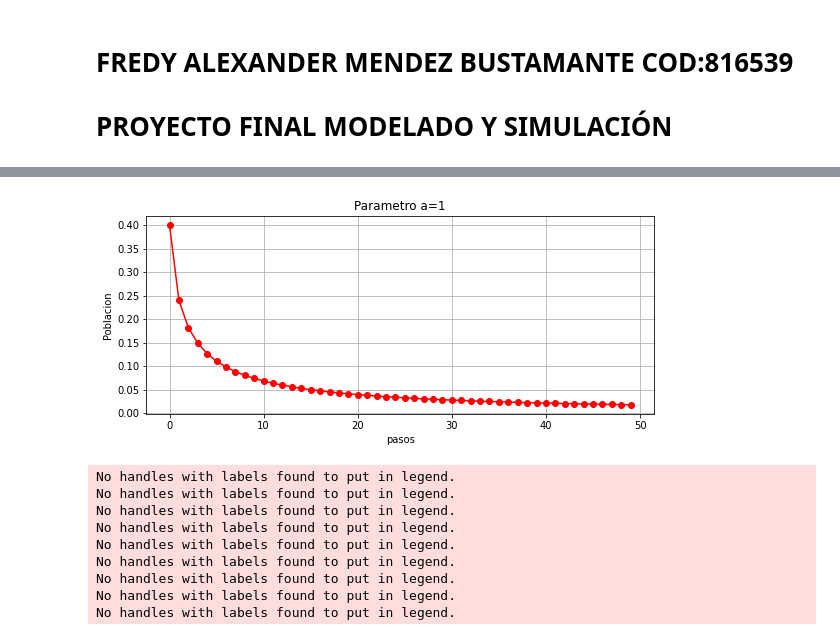
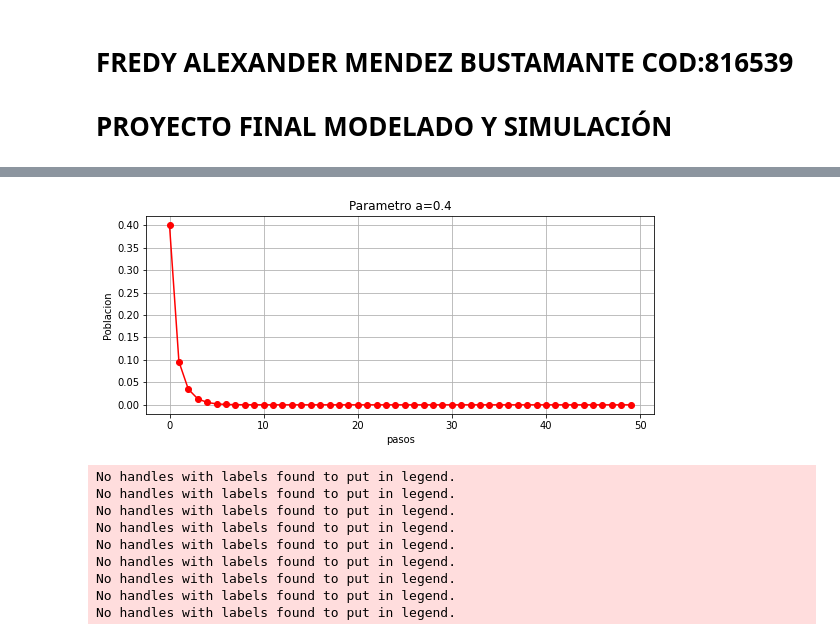
Before and after one commit to fredymendezbustamante/MODELADO_Y_SIMULACION-, a Jupyter notebook: modelado.ipynb, the cells around one changed output, grey strips where cells are left out. Drawn from its saved outputs; the diff is of its cells as text; code cells hidden in the pictures.

```diff
--- a/modelado.ipynb
+++ b/modelado.ipynb
@@ -15,42 +32,3 @@ Esta ecuación define las reglas o dinámicas de nuestro sistema: $x$ representa
-# %%
-from matplotlib.ticker import NullFormatter
-def lyap(a, x):
-    xcp = x;
-    acum = 0;
-    der  = 0;
-    (xcp,der)  = mapa(a,xcp)
-    for i in range(1000):
-        if (der != 0.):
-            acum = acum + np.log(np.abs(der));
-        (xcp,der)  = mapa(a,xcp)
-
-    return acum/1000.
-
-
-x      = 0.4 # valor de la poblacion inicial
-a      = 1 # parametro a
-npasos = 50  # generaciones a calcular
-
-
-xa=np.zeros(npasos)
-xa[0]=x
-
-for i in range(0,npasos-1):
-    (xa[i+1],foo) = mapa(a,xa[i]);
-
-    (xa[i]);
-
-
-plt.figure(figsize=(20,8))
-plt.subplot(221)
-plt.xlabel("pasos")
-plt.ylabel("Poblacion")
-plt.title("Parametro a=" + str(a))
-plt.grid(True)
-plt.plot(xa, 'ro-')
-plt.show()
-# %% [output]
-[figure, removed]
 # %%
 import plotly.express as px
 import plotly.graph_objects as go
@@ -60,6 +38,45 @@ def mapa(a,x):
 
     der = a*(1.-2.*x)
     return a*x*(1.-x), der
+# %%
+from matplotlib.ticker import NullFormatter
+def lyap(a, x):
+    xcp = x;
+    acum = 0;
+    der  = 0;
+    (xcp,der)  = mapa(a,xcp)
+    for i in range(1000):
+        if (der != 0.):
+            acum = acum + np.log(np.abs(der));
+        (xcp,der)  = mapa(a,xcp)
+
+    return acum/1000.
+
+
+x      = 0.4 # valor de la poblacion inicial
+a      = 0.4 # parametro a
+npasos = 50  # generaciones a calcular
+
+
+xa=np.zeros(npasos)
+xa[0]=x
+
+for i in range(0,npasos-1):
+    (xa[i+1],foo) = mapa(a,xa[i]);
+
+    (xa[i]);
+
+
+plt.figure(figsize=(20,8))
+plt.subplot(221)
+plt.xlabel("pasos")
+plt.ylabel("Poblacion")
+plt.title("Parametro a=" + str(a))
+plt.grid(True)
+plt.plot(xa, 'ro-')
+plt.show()
+# %% [output]
+[figure, added]
 # %%
 from matplotlib.ticker import NullFormatter
 def lyap(a, x):
```
Also changed, not shown: parts of 2 cells of this notebook.
